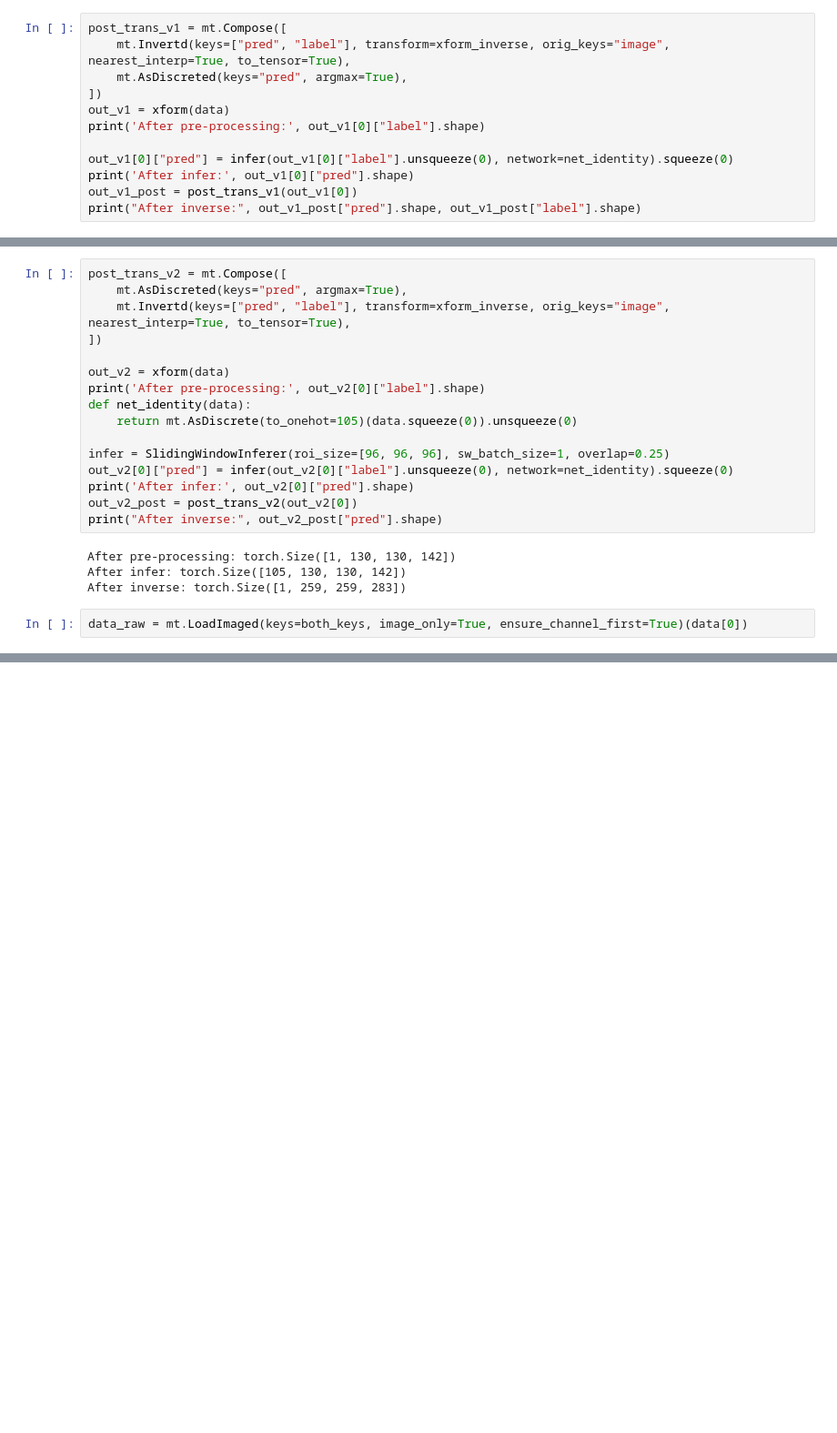
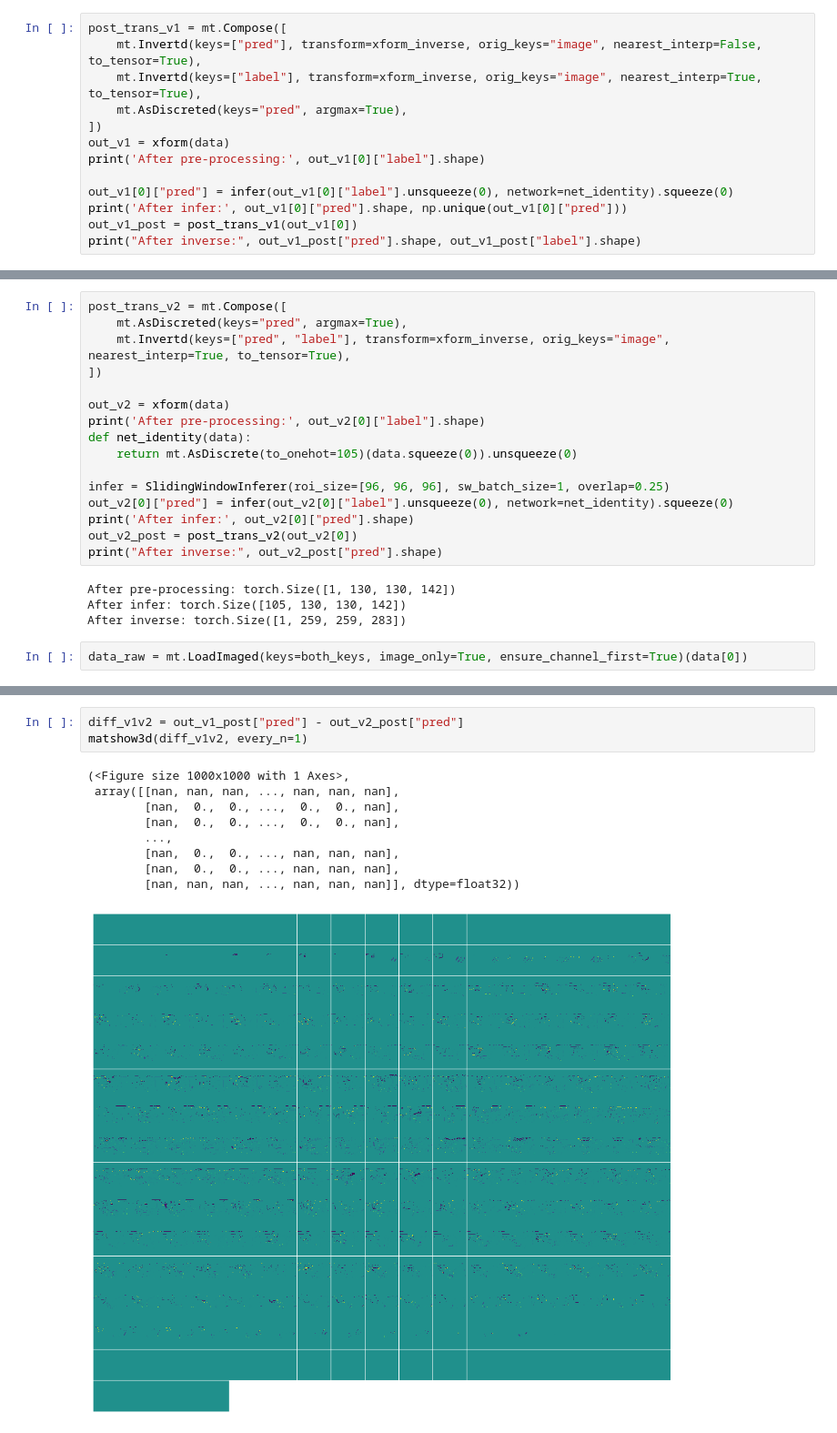
Before and after one commit to KumoLiu/tutorials, a Jupyter notebook: modules/test-inverse.ipynb, the cells around one changed output, grey strips where cells are left out. Shown: that part at 91% size. Drawn from its saved outputs; the diff is of its cells as text; blank space fills up the shorter version.

```diff
--- a/modules/test-inverse.ipynb
+++ b/modules/test-inverse.ipynb
@@ -85,14 +85,15 @@ infer = SlidingWindowInferer(roi_size=[96, 96, 96], sw_batch_size=1, overlap=0.2
 data = datalist[1:2]
 # %%
 post_trans_v1 = mt.Compose([
-    mt.Invertd(keys=["pred", "label"], transform=xform_inverse, orig_keys="image", nearest_interp=True, to_tensor=True),
+    mt.Invertd(keys=["pred"], transform=xform_inverse, orig_keys="image", nearest_interp=False, to_tensor=True),
+    mt.Invertd(keys=["label"], transform=xform_inverse, orig_keys="image", nearest_interp=True, to_tensor=True),
     mt.AsDiscreted(keys="pred", argmax=True),
 ])
 out_v1 = xform(data)
 print('After pre-processing:', out_v1[0]["label"].shape)
 
 out_v1[0]["pred"] = infer(out_v1[0]["label"].unsqueeze(0), network=net_identity).squeeze(0)
-print('After infer:', out_v1[0]["pred"].shape)
+print('After infer:', out_v1[0]["pred"].shape, np.unique(out_v1[0]["pred"]))
 out_v1_post = post_trans_v1(out_v1[0])
 print("After inverse:", out_v1_post["pred"].shape, out_v1_post["label"].shape)
 # %% [output]
@@ -139,0 +149,13 @@ print(_metric)
+# %%
+diff_v1v2 = out_v1_post["pred"] - out_v2_post["pred"]
+matshow3d(diff_v1v2, every_n=1)
+# %% [output]
+(<Figure size 1000x1000 with 1 Axes>,
+ array([[nan, nan, nan, ..., nan, nan, nan],
+        [nan,  0.,  0., ...,  0.,  0., nan],
+        [nan,  0.,  0., ...,  0.,  0., nan],
+        ...,
+        [nan,  0.,  0., ..., nan, nan, nan],
+        [nan,  0.,  0., ..., nan, nan, nan],
+        [nan, nan, nan, ..., nan, nan, nan]], dtype=float32))
+[figure, added]
```
Also changed, not shown: parts of 5 cells of this notebook.
